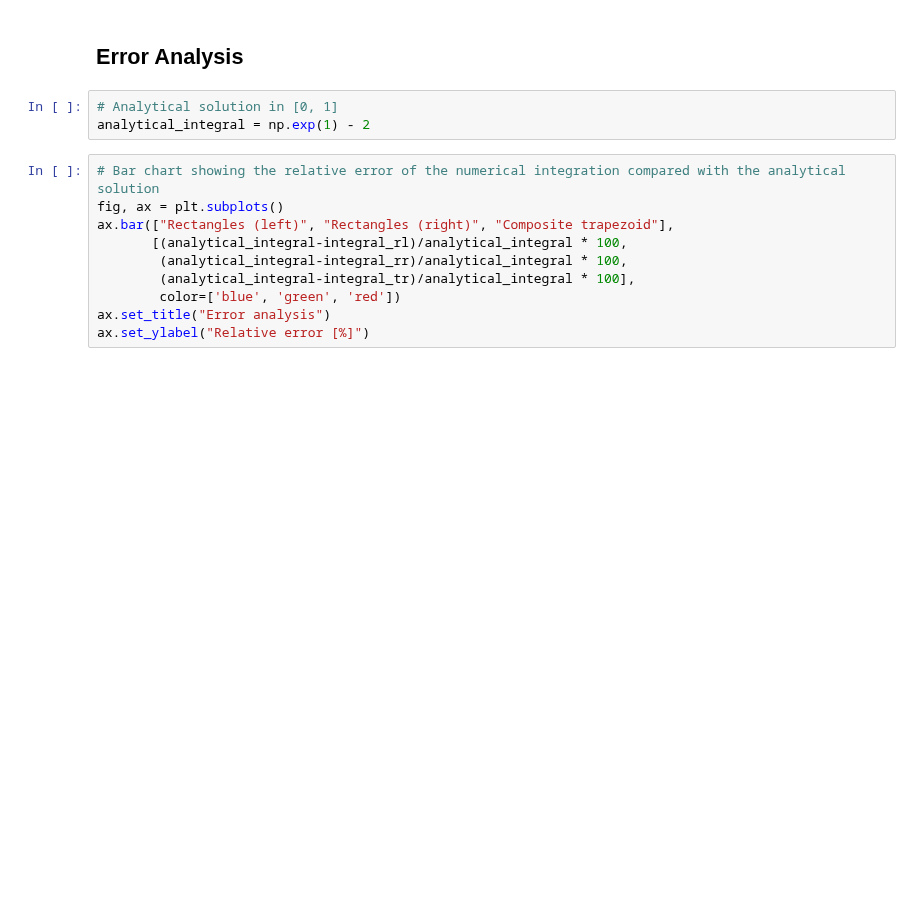
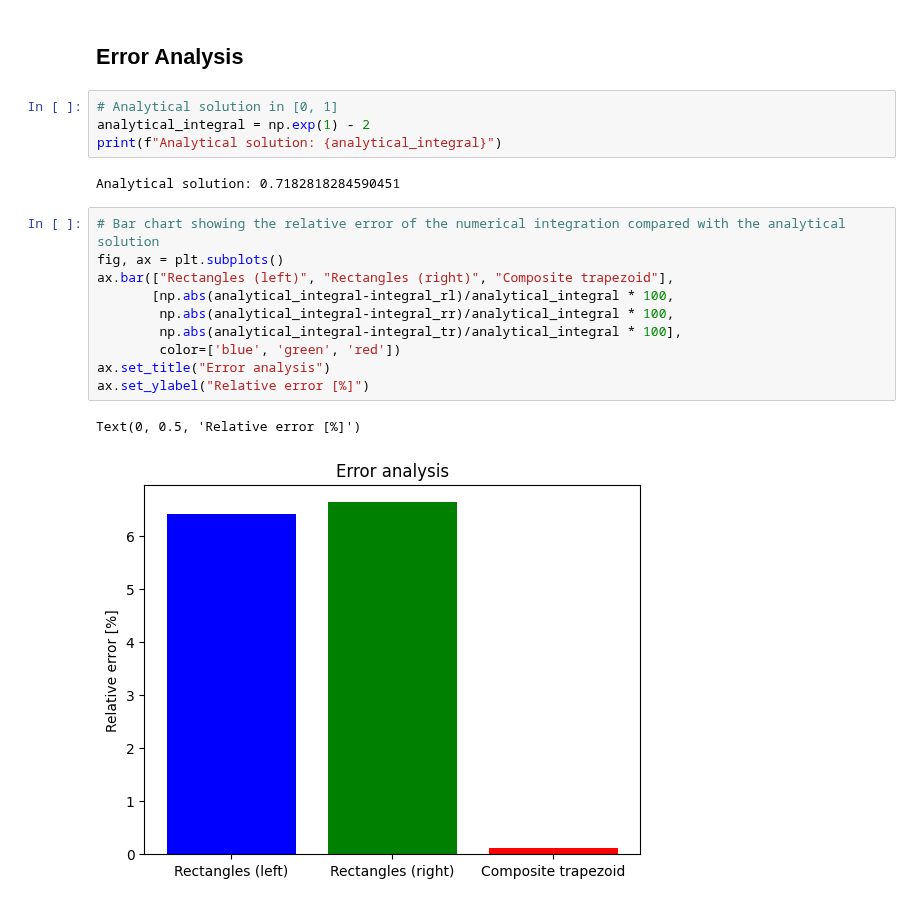
Before and after one commit to process-intelligence-research/computational_practicum_lecture_coding, a Jupyter notebook: q1_lecture_4/numerical_integration.ipynb, the cells around one changed output. Cells and saved outputs as stored; diff of their text form; blank space fills up the shorter version.

```diff
--- a/q1_lecture_4/numerical_integration.ipynb
+++ b/q1_lecture_4/numerical_integration.ipynb
@@ -111,13 +119,19 @@ print(f"The result of the integral defined in [{a},{b}] is {integral_tr}")
 # %%
 # Analytical solution in [0, 1]
 analytical_integral = np.exp(1) - 2
+print(f"Analytical solution: {analytical_integral}")
+# %% [output]
+Analytical solution: 0.7182818284590451
 # %%
 # Bar chart showing the relative error of the numerical integration compared with the analytical solution
 fig, ax = plt.subplots()
 ax.bar(["Rectangles (left)", "Rectangles (right)", "Composite trapezoid"],
-       [(analytical_integral-integral_rl)/analytical_integral * 100,
-        (analytical_integral-integral_rr)/analytical_integral * 100,
-        (analytical_integral-integral_tr)/analytical_integral * 100],
+       [np.abs(analytical_integral-integral_rl)/analytical_integral * 100,
+        np.abs(analytical_integral-integral_rr)/analytical_integral * 100,
+        np.abs(analytical_integral-integral_tr)/analytical_integral * 100],
         color=['blue', 'green', 'red'])
 ax.set_title("Error analysis")
 ax.set_ylabel("Relative error [%]")
+# %% [output]
+Text(0, 0.5, 'Relative error [%]')
+[figure, added]
```
Also changed, not shown: parts of 5 cells of this notebook, 7 other files.
